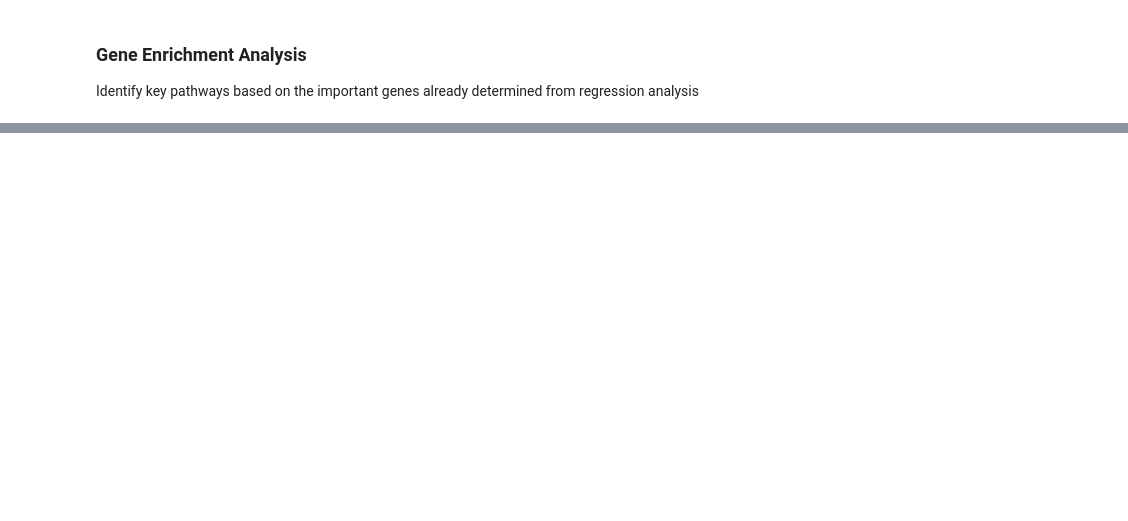
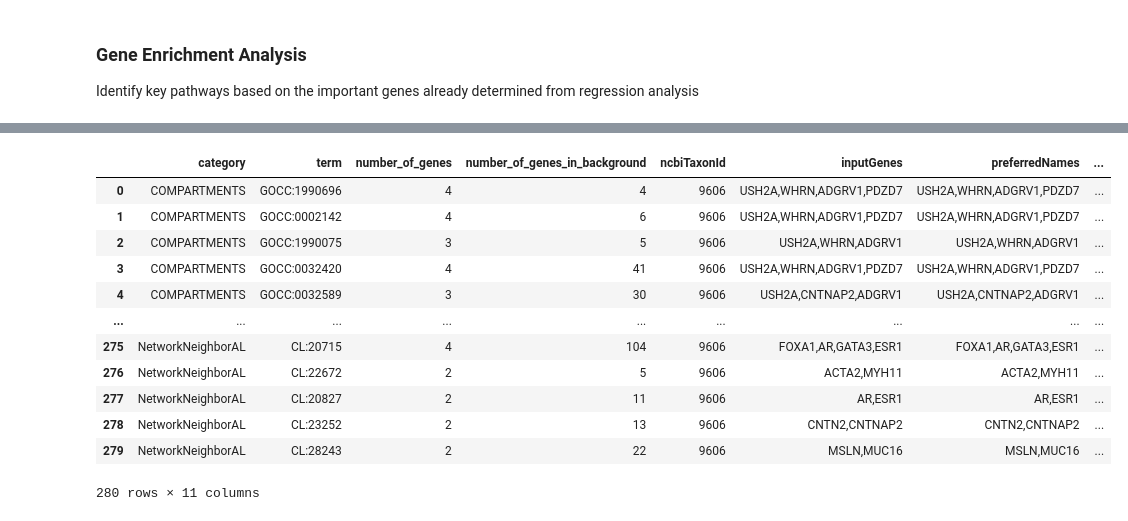
Before and after one commit to mehlu22/CSDS-458-Final-Project, a Jupyter notebook: final_code.ipynb, the cells around one changed output, grey strips where cells are left out. Drawn from its saved outputs; the diff is of its cells as text; code cells hidden in the pictures; blank space fills up the shorter version.

```diff
--- a/final_code.ipynb
+++ b/final_code.ipynb
@@ -1073,0 +1102,7 @@ plt.show()
+# %%
+gene_names = ['MUC16','CNTNAP2','GPR98','FOXA1','FAT2','PEG3','MYH11','GPR98','FAT2','CNTNAP2','FOXA1',
+              'MYH11','MUC16','PEG3','MUC16','FAT2','GPR98','MYH11','FOXA1','CNTNAP2','PEG3','MYH11']
+gene_names = list( set(gene_names))
+bg_genes = ['GATA3', 'ACTA2', 'ADGRV1', 'AR', 'CNTN2', 'ESR1', 'LGI1', 'MSLN', 'PDZD7', 'USH2A', 'WHRN' ]
+gene_names.extend(bg_genes)
+gene_names
@@ -1073,0 +1128,35 @@ plt.show()
+# %%
+# Gene enrichment analysis
+def enrichmentPaths (genes, species=10090):
+  '''
+  Function that retrieves the enrichment pathways based on input genes
+  Defualt species is mouse (10090)
+  Feature Engineering: new column with log of the fdr
+  Eg. fdr = 7.62e-12 | log(fdr) = -25.600245
+  The smaller (more negative) the better
+  '''
+  # Get string IDs of inputed genes
+  # string_ids = stringdb.get_string_ids(identifiers = genes, species = species) # may not need to get stringids
+  enrichment_table = stringdb.get_enrichment(genes, species=species)
+  # calculate log of fdr for better comparisons since decimal points are so low
+  enrichment_table['log_fdr'] = [math.log(x) for x in enrichment_table['fdr']]
+  return enrichment_table
+
+# Human species ID 9606
+gene_paths = enrichmentPaths(gene_names, species=9606)
+# %%
+gene_paths
+# %% [output]
+|  | category | term | number_of_genes | number_of_genes_in_background | ncbiTaxonId | inputGenes | preferredNames | ... |
+| 0 | COMPARTMENTS | GOCC:1990696 | 4 | 4 | 9606 | USH2A,WHRN,ADGRV1,PDZD7 | USH2A,WHRN,ADGRV1,PDZD7 | ... |
+| 1 | COMPARTMENTS | GOCC:0002142 | 4 | 6 | 9606 | USH2A,WHRN,ADGRV1,PDZD7 | USH2A,WHRN,ADGRV1,PDZD7 | ... |
+| 2 | COMPARTMENTS | GOCC:1990075 | 3 | 5 | 9606 | USH2A,WHRN,ADGRV1 | USH2A,WHRN,ADGRV1 | ... |
+| 3 | COMPARTMENTS | GOCC:0032420 | 4 | 41 | 9606 | USH2A,WHRN,ADGRV1,PDZD7 | USH2A,WHRN,ADGRV1,PDZD7 | ... |
+| 4 | COMPARTMENTS | GOCC:0032589 | 3 | 30 | 9606 | USH2A,CNTNAP2,ADGRV1 | USH2A,CNTNAP2,ADGRV1 | ... |
+| ... | ... | ... | ... | ... | ... | ... | ... | ... |
+| 275 | NetworkNeighborAL | CL:20715 | 4 | 104 | 9606 | FOXA1,AR,GATA3,ESR1 | FOXA1,AR,GATA3,ESR1 | ... |
+| 276 | NetworkNeighborAL | CL:22672 | 2 | 5 | 9606 | ACTA2,MYH11 | ACTA2,MYH11 | ... |
+| 277 | NetworkNeighborAL | CL:20827 | 2 | 11 | 9606 | AR,ESR1 | AR,ESR1 | ... |
+| 278 | NetworkNeighborAL | CL:23252 | 2 | 13 | 9606 | CNTN2,CNTNAP2 | CNTN2,CNTNAP2 | ... |
+| 279 | NetworkNeighborAL | CL:28243 | 2 | 22 | 9606 | MSLN,MUC16 | MSLN,MUC16 | ... |
+280 rows × 11 columns
```
Also changed, not shown: parts of 16 cells of this notebook.
